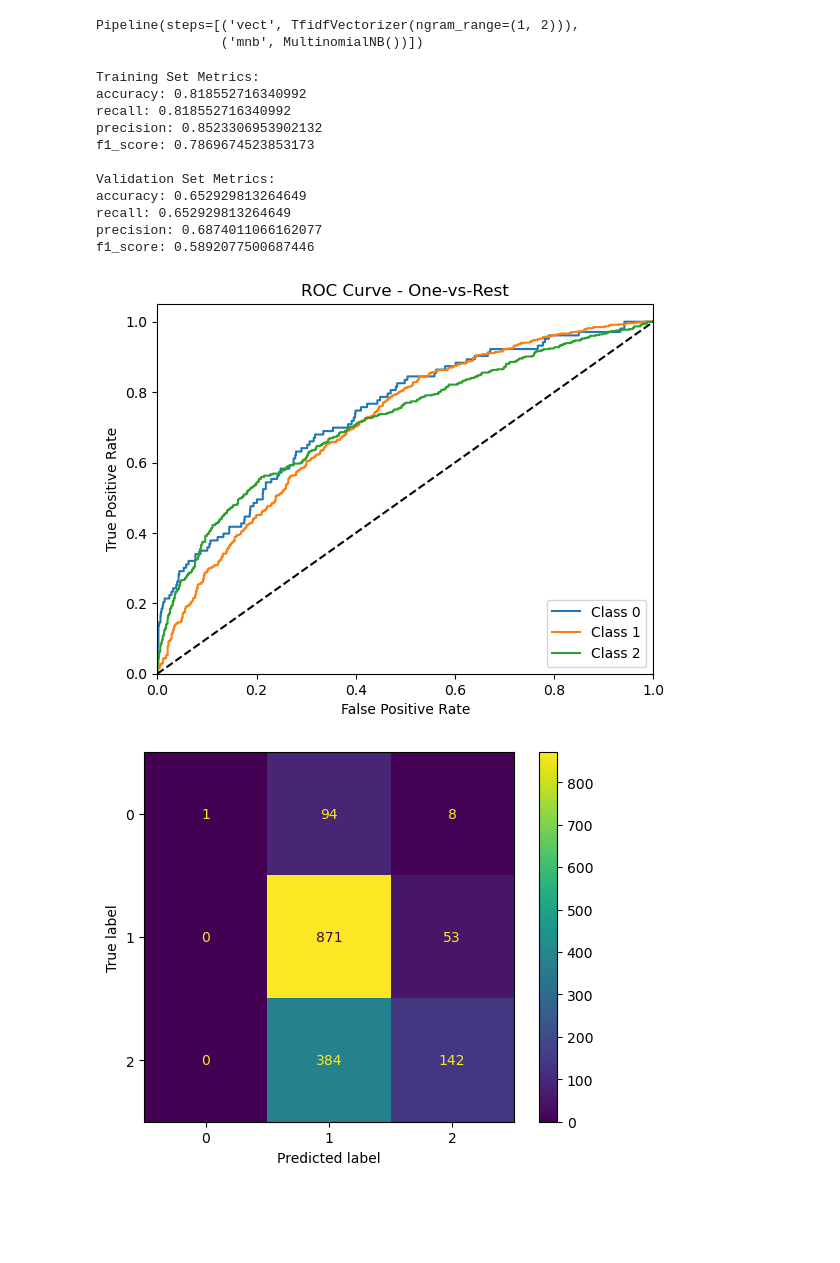
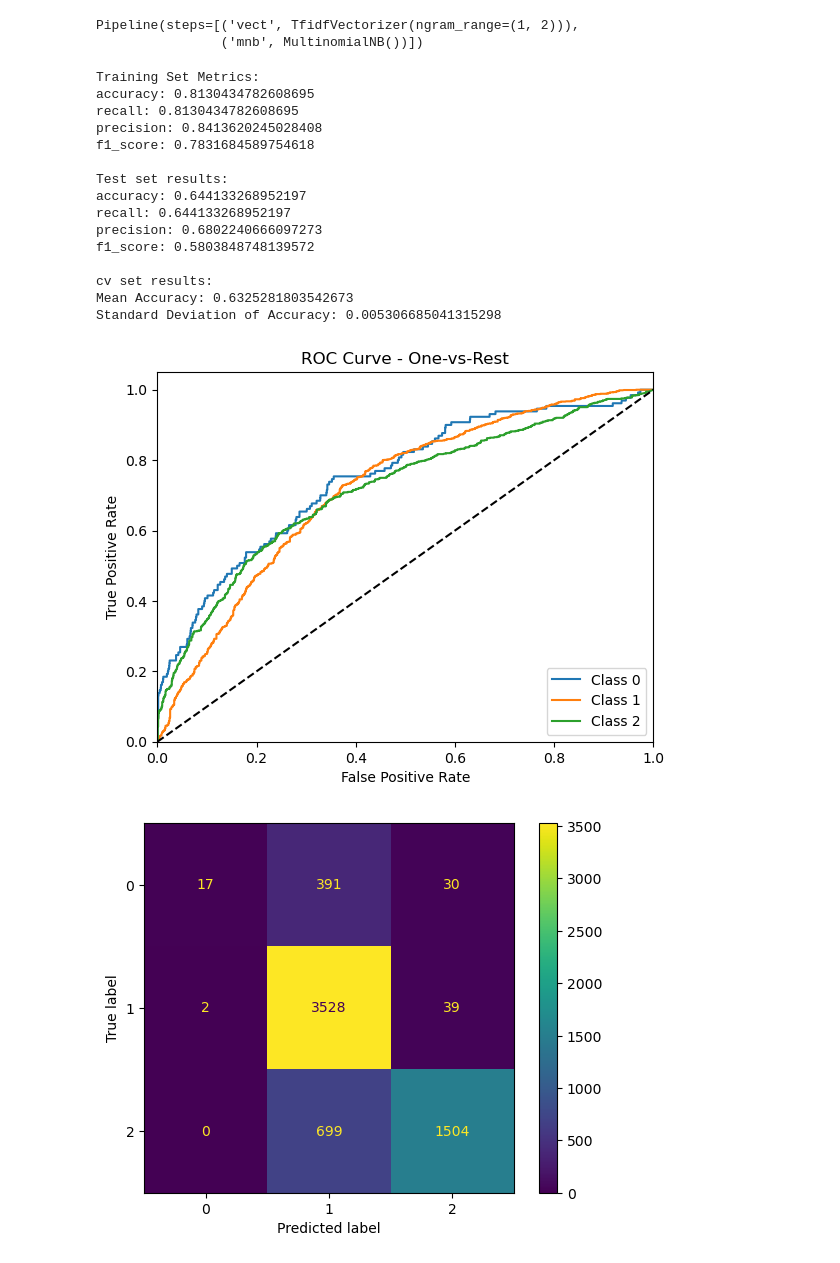
Before and after one commit to DenizzEmre/Phase_4_project, a Jupyter notebook: clean_notebook.ipynb, the cells around one changed output. Drawn from its saved outputs; the diff is of its cells as text; code cells hidden in the pictures; blank space fills up the shorter version.

```diff
--- a/clean_notebook.ipynb
+++ b/clean_notebook.ipynb
@@ -471,0 +651,21 @@ Standard Deviation of Accuracy: 0.011230396971943576
+# %%
+lrpipe_sm_metrics = EvaluationMetrics(lrpipe_sm, X_train, X_test, y_train, y_test)
+
+# Print the evaluation metrics
+train_results, test_results = lrpipe_sm_metrics.print_scores()
+print("Training Set Metrics:")
+for metric, score in train_results.items():
+    print(f"{metric}: {score}")
+print("\nTest set results:")
+for metric, value in test_results.items():
+    print(f"{metric}: {value}")
+print("\ncv set results:")
+mean_accuracy, std_accuracy = lrpipe_sm_metrics.cross_validation(cv=5)
+print("Mean Accuracy:", mean_accuracy)
+print("Standard Deviation of Accuracy:", std_accuracy)
+# Plot the ROC curve
+lrpipe_sm_metrics.plot_roc_curve_ovr()
+
+#Plot MAtrix Confusion
+y_t_pred = lrpipe_sm_metrics.pipe.predict(X_train)
+lrpipe_sm_metrics.plot_confusion_matrix(y_train, y_train_pred)
@@ -478,39 +698,46 @@ mnbpipe = Pipeline([
 ])
 
 # Fit the pipeline to the training data
-mnbpipe.fit(X_t, y_t)
+mnbpipe.fit(X_train, y_train)
 # %% [output]
 Pipeline(steps=[('vect', TfidfVectorizer(ngram_range=(1, 2))),
                 ('mnb', MultinomialNB())])
 # %%
-eval_metrics = EvaluationMetrics(mnbpipe, X_t, X_val, y_t, y_val)
+mnbpipe_metrics = EvaluationMetrics(mnbpipe, X_train, X_test, y_train, y_test)
 
 # Print the evaluation metrics
-train_results, val_results = eval_metrics.print_scores()
+train_results, test_results = mnbpipe_metrics.print_scores()
 print("Training Set Metrics:")
 for metric, score in train_results.items():
     print(f"{metric}: {score}")
-print("\nValidation Set Metrics:")
-for metric, score in val_results.items():
-    print(f"{metric}: {score}")
-
+print("\nTest set results:")
+for metric, value in test_results.items():
+    print(f"{metric}: {value}")
+print("\ncv set results:")
+mean_accuracy, std_accuracy = mnbpipe_metrics.cross_validation(cv=5)
+print("Mean Accuracy:", mean_accuracy)
+print("Standard Deviation of Accuracy:", std_accuracy)
 # Plot the ROC curve
-eval_metrics.plot_roc_curve_ovr()
+mnbpipe_metrics.plot_roc_curve_ovr()
 
 #Plot MAtrix Confusion
-y_val_pred = eval_metrics.pipe.predict(X_val)
-eval_metrics.plot_confusion_matrix(y_val, y_val_pred)
+y_train_pred = mnbpipe_metrics.pipe.predict(X_train)
+mnbpipe_metrics.plot_confusion_matrix(y_train, y_train_pred)
 # %% [output]
 Training Set Metrics:
-accuracy: 0.818552716340992
-recall: 0.818552716340992
-precision: 0.8523306953902132
-f1_score: 0.7869674523853173
+accuracy: 0.8130434782608695
+recall: 0.8130434782608695
+precision: 0.8413620245028408
+f1_score: 0.7831684589754618
 
-Validation Set Metrics:
-accuracy: 0.652929813264649
-recall: 0.652929813264649
-precision: 0.6874011066162077
-f1_score: 0.5892077500687446
+Test set results:
+accuracy: 0.644133268952197
+recall: 0.644133268952197
+precision: 0.6802240666097273
+f1_score: 0.5803848748139572
+
+cv set results:
+Mean Accuracy: 0.6325281803542673
+Standard Deviation of Accuracy: 0.005306685041315298
-[figure, old version]
+[figure, new version]
-[figure, old version]
+[figure, new version]
```
Also changed, not shown: parts of 72 cells of this notebook, 1 other file.
